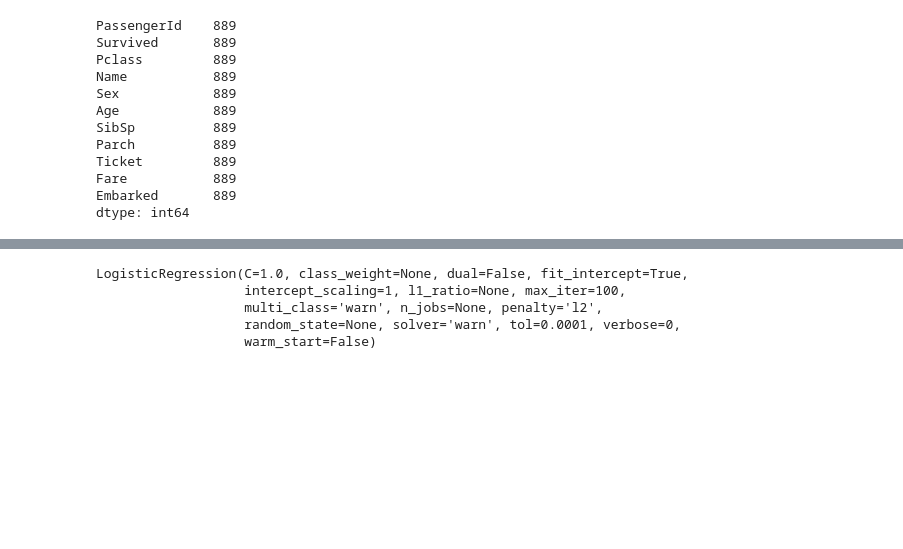
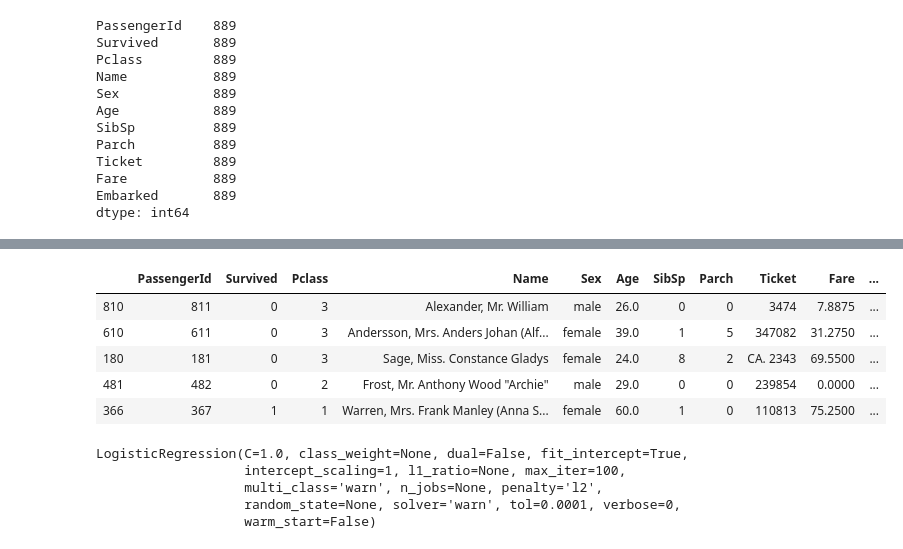
Before and after one commit to rhtm123/DataScience, a Jupyter notebook: 2.3_Logistic_regression.ipynb, the cells around one changed output, grey strips where cells are left out. Cells and saved outputs as stored; diff of their text form; code cells hidden in the pictures; blank space fills up the shorter version.

```diff
--- a/2.3_Logistic_regression.ipynb
+++ b/2.3_Logistic_regression.ipynb
@@ -88,7 +82,7 @@ def impute_age(cols):
 
 train['Age'] = train[['Age','Pclass']].apply(impute_age, axis=1)
 # %%
-train.drop(['Cabin'], axis=1, inplace=True)
+# train.drop(['Cabin'], axis=1, inplace=True)
 
 train.dropna(inplace=True)
 train.count()
@@ -158,0 +111,22 @@ KeyError: "['PassengerId'] not found in axis"
+# %%
+from sklearn.preprocessing import LabelEncoder
+
+
+s_e = LabelEncoder()
+# s_e.fit(['male'])
+
+train['SexN'] = s_e.fit_transform(train['Sex'])
+# %%
+
+e_e = LabelEncoder()
+
+train['EmbarkedN'] = e_e.fit_transform(train['Embarked'])
+# %%
+train.sample(5)
+# %% [output]
+|  | PassengerId | Survived | Pclass | Name | Sex | Age | SibSp | Parch | Ticket | Fare | ... |
+| 810 | 811 | 0 | 3 | Alexander, Mr. William | male | 26.0 | 0 | 0 | 3474 | 7.8875 | ... |
+| 610 | 611 | 0 | 3 | Andersson, Mrs. Anders Johan (Alf... | female | 39.0 | 1 | 5 | 347082 | 31.2750 | ... |
+| 180 | 181 | 0 | 3 | Sage, Miss. Constance Gladys | female | 24.0 | 8 | 2 | CA. 2343 | 69.5500 | ... |
+| 481 | 482 | 0 | 2 | Frost, Mr. Anthony Wood "Archie" | male | 29.0 | 0 | 0 | 239854 | 0.0000 | ... |
+| 366 | 367 | 1 | 1 | Warren, Mrs. Frank Manley (Anna S... | female | 60.0 | 1 | 0 | 110813 | 75.2500 | ... |
```
Also changed, not shown: parts of 19 cells of this notebook, 6 other files.
